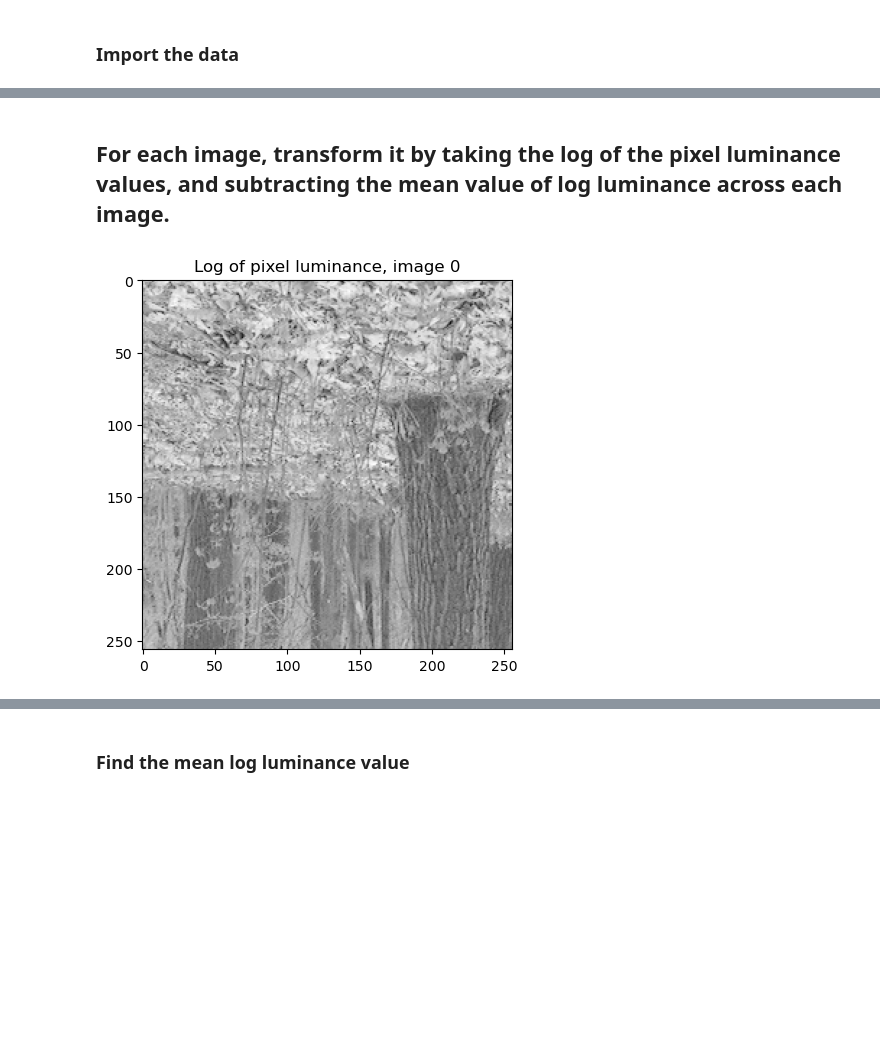
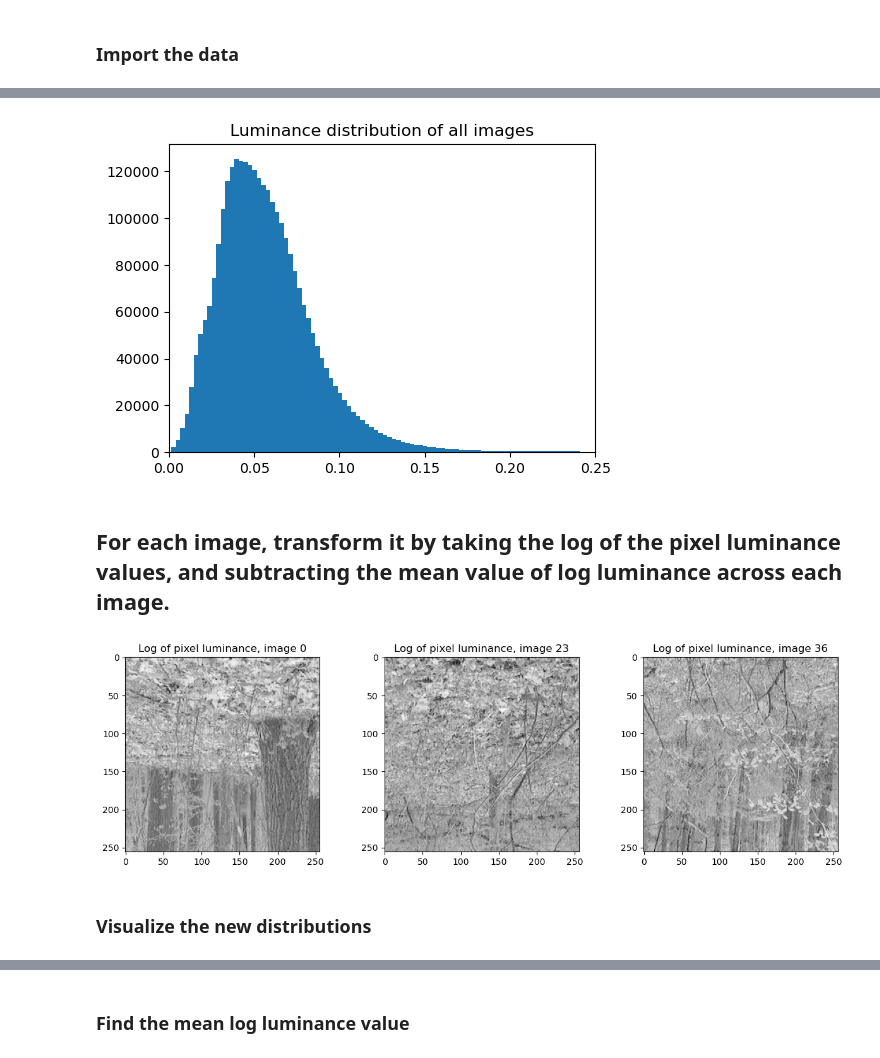
Before and after one commit to acumpelik/DSSC23, a Jupyter notebook: DSSC23-Homework5-Andrea_Cumpelik.ipynb, the cells around one changed output, grey strips where cells are left out. Cells and saved outputs as stored; diff of their text form; code cells hidden in the pictures; blank space fills up the shorter version.

```diff
--- a/DSSC23-Homework5-Andrea_Cumpelik.ipynb
+++ b/DSSC23-Homework5-Andrea_Cumpelik.ipynb
@@ -34 +49,5 @@ for file in range(len(fnames)):
+# %%
+# Figure dimensions:
+imgfigdims = 15,4
+histfigdims = 20,4
 # %%
@@ -41,3 +123,14 @@ plt.show()
+# %%
+# Plot the luminance distribution of all images
+# Group all the log luminances
+flattened_full_dataset = flattened_images.flatten()
+plt.figure(figsize=(5.5,4))
+plt.title('Luminance distribution of all images')
+plt.hist(flattened_full_dataset, bins=100)
+plt.xlim(xlim)
+plt.show()
+# %% [output]
+[figure, new version]
 # %% [markdown]
 ## For each image, transform it by taking the log of the pixel luminance values, and subtracting the mean value of log luminance across each image.
 # %%
@@ -47,9 +141,26 @@ for image in range(len(ruderman)):
     img_transformed = np.log(ruderman[f'image_{image}'])
     ruderman_transformed[f'image_{image}'] = img_transformed
 # %%
+# Plot test images to show how taking the log of luminance affects it
+plt.figure(figsize=(imgfigdims))
+
+plt.subplot(131)
 image_idx = 0
 plt.imshow(ruderman_transformed[f'image_{image_idx}'], cmap='gray')
 plt.title(f'Log of pixel luminance, image {image_idx}')
+
+plt.subplot(132)
+image_idx = 23
+plt.imshow(ruderman_transformed[f'image_{image_idx}'], cmap='gray')
+plt.title(f'Log of pixel luminance, image {image_idx}')
+
+plt.subplot(133)
+image_idx = 36
+plt.imshow(ruderman_transformed[f'image_{image_idx}'], cmap='gray')
+plt.title(f'Log of pixel luminance, image {image_idx}')
+
 plt.show()
 # %% [output]
-[figure, old version]
+[figure, new version]
+# %% [markdown]
+### Visualize the new distributions
```
Also changed, not shown: parts of 22 cells of this notebook.
